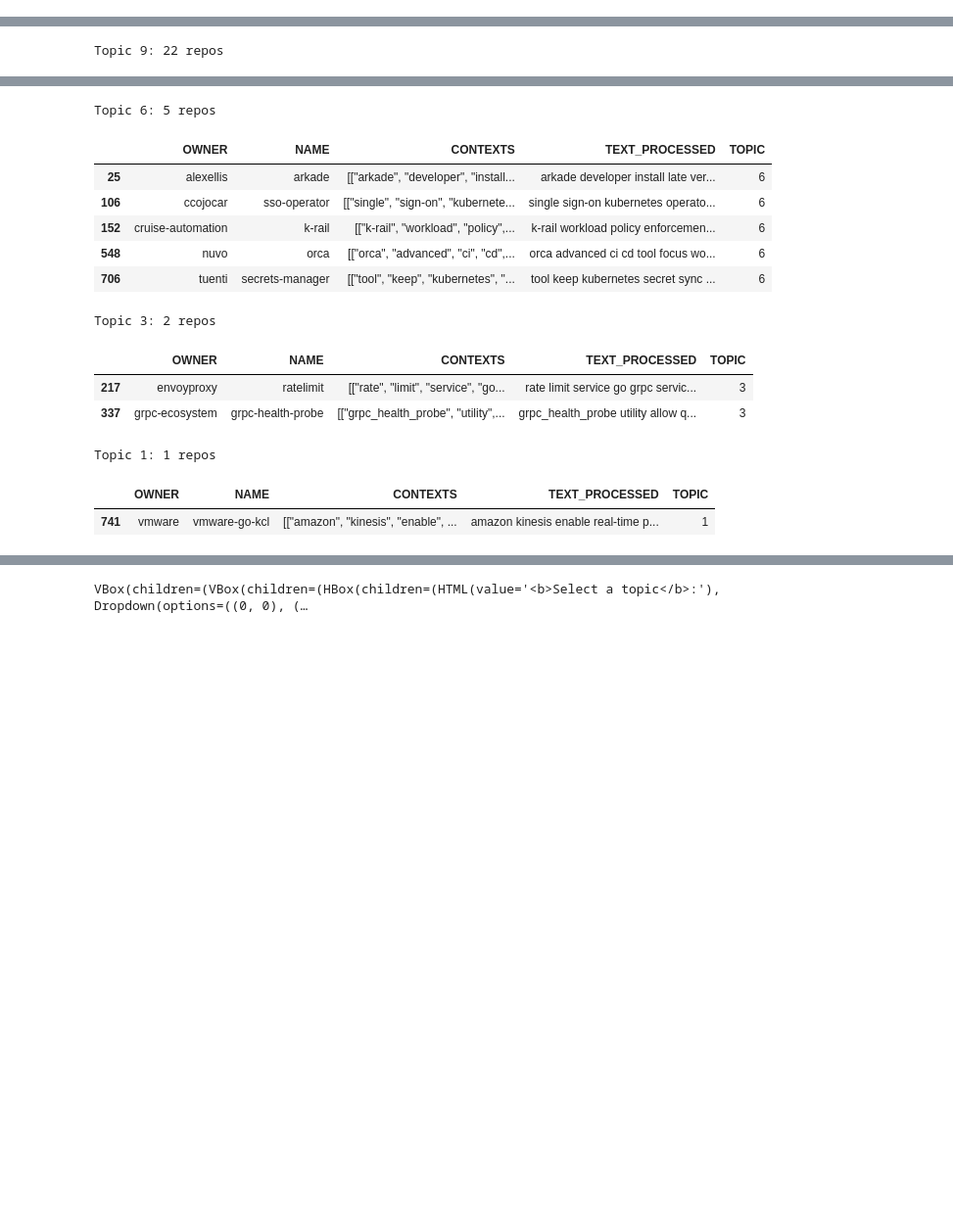
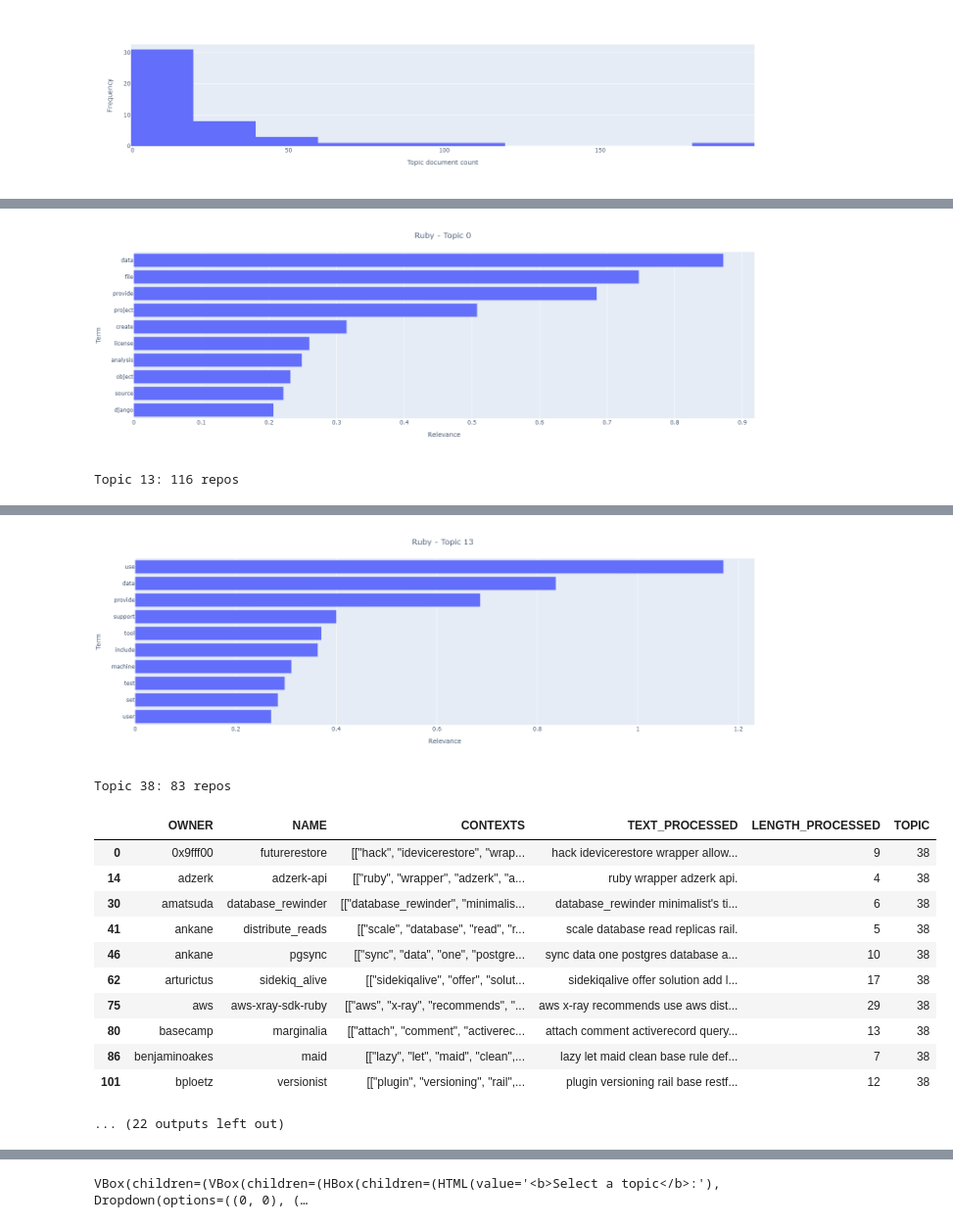
Before and after one commit to nathanbowness/MSR2023_MiningProject, a Jupyter notebook: biterm_test.ipynb, the cells around one changed output, grey strips where cells are left out. Shown at 98% size. Drawn from its saved outputs; the diff is of its cells as text; code cells hidden in the pictures; blank space fills up the shorter version.

```diff
--- a/biterm_test.ipynb
+++ b/biterm_test.ipynb
@@ -32,15 +45,18 @@ The same is true for beta, but with topics and words: generally a high beta will
 Also, an asymmetric alpha is helpful, where as an asymmetric beta is largely not.
 """
 
-model = btm.BTM(X, vocabulary, seed=42, T=10, M=5, win=100, alpha=1/10, beta=0.01, has_background=False)
+model = btm.BTM(X, vocabulary, seed=42, T=50, M=5, win=500, alpha=1/100, beta=0.01, has_background=False)
 model.fit(biterms, iterations=1000)
 
+coherences = np.exp(model.coherence_)
+
 print(model.perplexity_)
-print(min(model.coherence_))
-print(max(model.coherence_))
-print(statistics.mean(model.coherence_))
-print(statistics.median(model.coherence_))
-print(statistics.stdev(model.coherence_)/statistics.mean(model.coherence_))
+print(min(coherences))
+print(max(coherences))
+print(statistics.mean(coherences))
+print(statistics.median(coherences))
+print(statistics.stdev(coherences)/statistics.mean(coherences))
+print(btm.entropy(model.matrix_topics_words_))
 
-scipy.stats.describe(model.coherence_)
+scipy.stats.describe(coherences)
 # %% [output]
@@ -173,10 +183,10 @@ array([[2.38784170e-07, 2.38784170e-07, 3.71944398e-02, ...,
 # %%
 # model.matrix_words_topics_.shape
 # %%
-mean_coherence = statistics.mean(model.coherence_)
+mean_coherence = statistics.mean(coherences)
 
 stable_topics = []
-for topic_id, topic_coherence in enumerate(model.coherence_):
+for topic_id, topic_coherence in enumerate(coherences):
     if topic_coherence >= mean_coherence:
     # if topic_coherence > 0:
         stable_topics.append(topic_id)
@@ -193,6 +203,30 @@ def get_top_n_topics(topic_doc_counts, n):
     top_n = sorted(topic_doc_counts.items(), key=lambda x: x[1], reverse=True)[:n]
     return [topic[0] for topic in top_n]
 
+def get_top_n_terms(model, topic_id, n, lambda_=0.6, return_df=True, plot=True):
+    phi = tmp.get_phi(model)
+    terms_probs = tmp.calc_terms_probs_ratio(phi, topic=topic_id, lambda_=lambda_)
+    terms_probs
+
+    term_relevances = {}
+    for term in terms_probs.Terms.unique():
+        marginal_prob = terms_probs[(terms_probs.Terms == term) & (terms_probs.Type == "Marginal term probability, p(w)")]["Probability"].values[0]
+        conditional_prob = terms_probs[(terms_probs.Terms == term) & (terms_probs.Type == "Conditional term probability, p(w|t)")]["Probability"].values[0]
+
+        # conditional_prob = phi.loc[term, topic_id] / phi[topic_id].sum()
+        # marginal_prob = phi.loc[term, topic_id] / phi.loc[term,].sum()
+
+        term_relevances[term] = conditional_prob * lambda_ + marginal_prob * (1-lambda_)
+    term_relevances = dict(sorted(term_relevances.items(), key=lambda x: x[1], reverse=True))
+    top_terms = dict(itertools.islice(term_relevances.items(), n))
+    top_terms = pd.DataFrame(top_terms.items(), columns=["Term", "Relevance"])
+
+    if plot:
+        px.bar(top_terms, x="Relevance", y="Term", orientation="h", width=500, height=500).update_yaxes(autorange="reversed").update_layout(title_text=f"{language} - Topic {topic_id}", title_x=0.5).show()
+
+    if return_df:
+        return top_terms
+
 docs_topic_likelihoods = model.transform(docs_vec)
 
 repos["TOPIC"] = [classify_doc(likelihoods, stable_topics=None) for likelihoods in docs_topic_likelihoods]
@@ -202,7 +236,7 @@ topic_doc_counts = repos["TOPIC"].value_counts().to_dict()
 # for topic, count in topic_doc_counts.items():
 #     print(topic, count)
 
-px.histogram(repos["TOPIC"].value_counts())
+px.histogram(repos["TOPIC"].value_counts(), width=600, height=300).update_layout(showlegend=False, yaxis_title="Frequency", xaxis_title="Topic document count").show()
 
 top_topics = get_top_n_topics(topic_doc_counts, 10)
 
@@ -218,4 +252,5 @@ print("Document counts by topic and some examples:")
 for topic in top_topics:
     print(f"Topic {topic}: {topic_doc_counts[topic]} repos")
     display(repos[repos.TOPIC == topic][0:10])
+    get_top_n_terms(model, topic_id=topic, n=10, lambda_=0.6, return_df=False, plot=True)
 # %% [output]
@@ -222,0 +258 @@ Stable topics: [0, 1, 3, 9]
+[figure, added]
@@ -248 +284,2 @@ Topic 0: 746 repos
+[figure, added]
-Topic 9: 22 repos
+Topic 13: 116 repos
@@ -260,14 +297,14 @@ Topic 9: 22 repos
+[figure, added]
-Topic 6: 5 repos
+Topic 38: 83 repos
-|  | OWNER | NAME | CONTEXTS | TEXT_PROCESSED | TOPIC |
-| 25 | alexellis | arkade | [["arkade", "developer", "install... | arkade developer install late ver... | 6 |
-| 106 | ccojocar | sso-operator | [["single", "sign-on", "kubernete... | single sign-on kubernetes operato... | 6 |
-| 152 | cruise-automation | k-rail | [["k-rail", "workload", "policy",... | k-rail workload policy enforcemen... | 6 |
-| 548 | nuvo | orca | [["orca", "advanced", "ci", "cd",... | orca advanced ci cd tool focus wo... | 6 |
-| 706 | tuenti | secrets-manager | [["tool", "keep", "kubernetes", "... | tool keep kubernetes secret sync ... | 6 |
+|  | OWNER | NAME | CONTEXTS | TEXT_PROCESSED | LENGTH_PROCESSED | TOPIC |
+| 0 | 0x9fff00 | futurerestore | [["hack", "idevicerestore", "wrap... | hack idevicerestore wrapper allow... | 9 | 38 |
+| 14 | adzerk | adzerk-api | [["ruby", "wrapper", "adzerk", "a... | ruby wrapper adzerk api. | 4 | 38 |
+| 30 | amatsuda | database_rewinder | [["database_rewinder", "minimalis... | database_rewinder minimalist's ti... | 6 | 38 |
+| 41 | ankane | distribute_reads | [["scale", "database", "read", "r... | scale database read replicas rail. | 5 | 38 |
+| 46 | ankane | pgsync | [["sync", "data", "one", "postgre... | sync data one postgres database a... | 10 | 38 |
+| 62 | arturictus | sidekiq_alive | [["sidekiqalive", "offer", "solut... | sidekiqalive offer solution add l... | 17 | 38 |
+| 75 | aws | aws-xray-sdk-ruby | [["aws", "x-ray", "recommends", "... | aws x-ray recommends use aws dist... | 29 | 38 |
+| 80 | basecamp | marginalia | [["attach", "comment", "activerec... | attach comment activerecord query... | 13 | 38 |
+| 86 | benjaminoakes | maid | [["lazy", "let", "maid", "clean",... | lazy let maid clean base rule def... | 7 | 38 |
+| 101 | bploetz | versionist | [["plugin", "versioning", "rail",... | plugin versioning rail base restf... | 12 | 38 |
-Topic 3: 2 repos
+... (22 outputs left out)
-|  | OWNER | NAME | CONTEXTS | TEXT_PROCESSED | TOPIC |
-| 217 | envoyproxy | ratelimit | [["rate", "limit", "service", "go... | rate limit service go grpc servic... | 3 |
-| 337 | grpc-ecosystem | grpc-health-probe | [["grpc_health_probe", "utility",... | grpc_health_probe utility allow q... | 3 |
-Topic 1: 1 repos
-|  | OWNER | NAME | CONTEXTS | TEXT_PROCESSED | TOPIC |
-| 741 | vmware | vmware-go-kcl | [["amazon", "kinesis", "enable", ... | amazon kinesis enable real-time p... | 1 |
```
Also changed, not shown: parts of 10 cells of this notebook, 1 other file.
